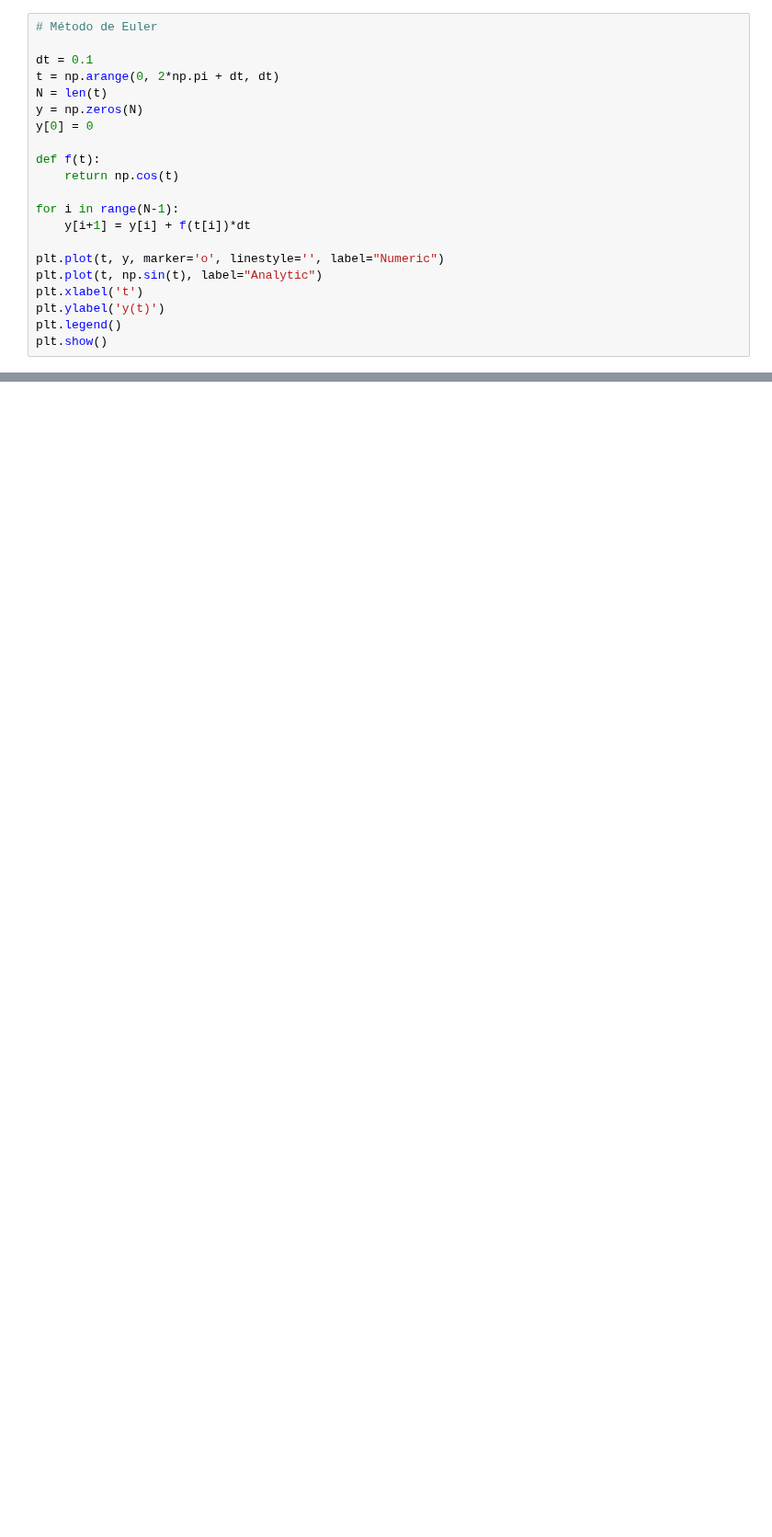
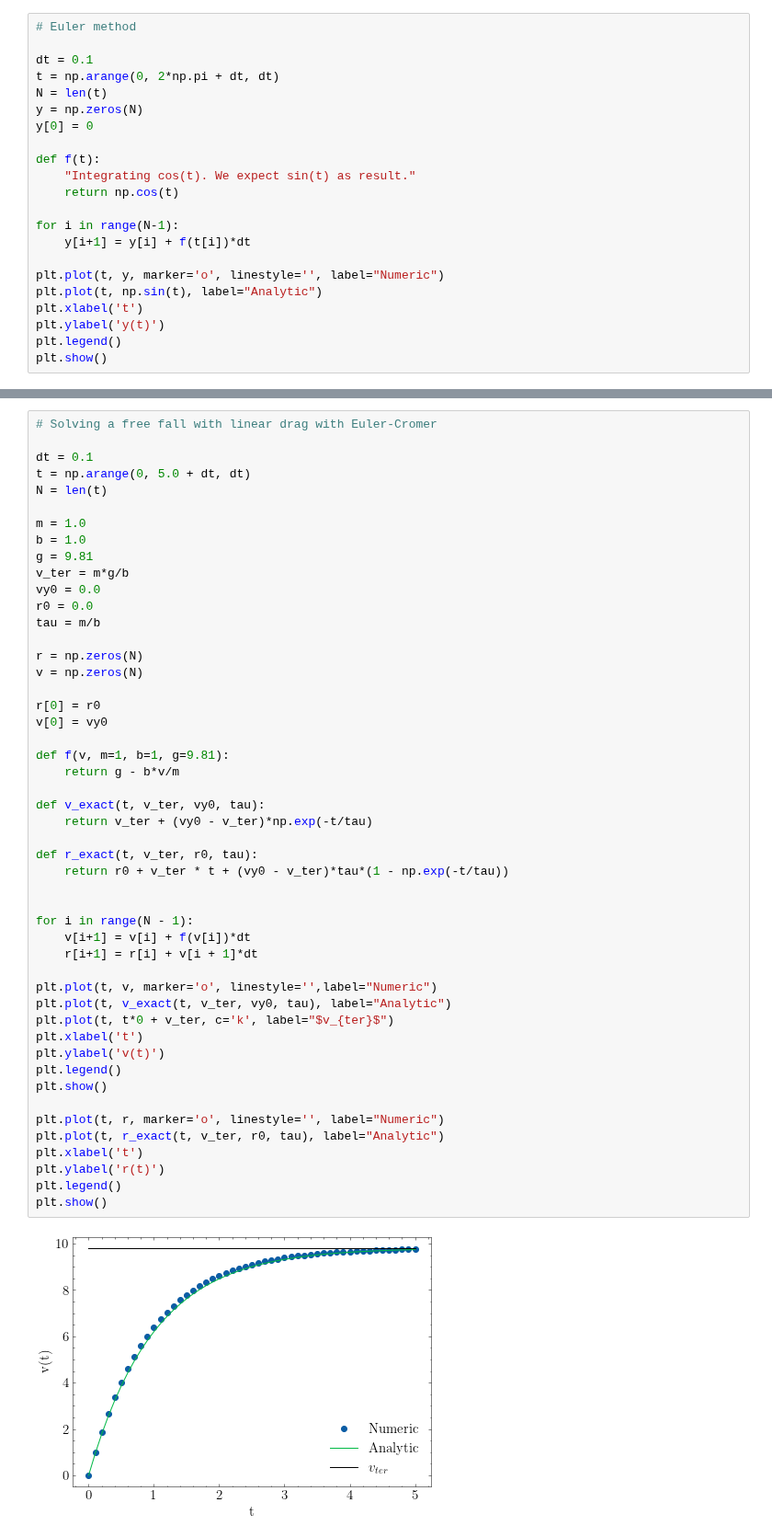
Before and after one commit to franklinzppa/fisica-computacional, a Jupyter notebook: week1.ipynb, the cells around one changed output, grey strips where cells are left out. Shown at 92% size. Cells and saved outputs as stored; diff of their text form; blank space fills up the shorter version.

```diff
--- a/week1.ipynb
+++ b/week1.ipynb
@@ -21,5 +32,5 @@ $$y_{i+1} = y_{i} + f(y_{i}, t_{i})$$
 # %%
-# Método de Euler
+# Euler method
 
 dt = 0.1
 t = np.arange(0, 2*np.pi + dt, dt)
@@ -28,6 +39,7 @@ y = np.zeros(N)
 y[0] = 0
 
 def f(t):
+    "Integrating cos(t). We expect sin(t) as result."
     return np.cos(t)
 
 for i in range(N-1):
@@ -93,0 +121,51 @@ $$ v(t + \Delta t) = v(t) + f(r, t)dt $$
+# %%
+# Solving a free fall with linear drag with Euler-Cromer
+
+dt = 0.1
+t = np.arange(0, 5.0 + dt, dt)
+N = len(t)
+
+m = 1.0
+b = 1.0
+g = 9.81
+v_ter = m*g/b
+vy0 = 0.0
+r0 = 0.0
+tau = m/b
+
+r = np.zeros(N)
+v = np.zeros(N)
+
+r[0] = r0
+v[0] = vy0
+
+def f(v, m=1, b=1, g=9.81):
+    return g - b*v/m
+
+def v_exact(t, v_ter, vy0, tau):
+    return v_ter + (vy0 - v_ter)*np.exp(-t/tau)
+
+def r_exact(t, v_ter, r0, tau):
+    return r0 + v_ter * t + (vy0 - v_ter)*tau*(1 - np.exp(-t/tau))
+
+
+for i in range(N - 1):
+    v[i+1] = v[i] + f(v[i])*dt
+    r[i+1] = r[i] + v[i + 1]*dt
+
+plt.plot(t, v, marker='o', linestyle='',label="Numeric")
+plt.plot(t, v_exact(t, v_ter, vy0, tau), label="Analytic")
+plt.plot(t, t*0 + v_ter, c='k', label="$v_{ter}$")
+plt.xlabel('t')
+plt.ylabel('v(t)')
+plt.legend()
+plt.show()
+
+plt.plot(t, r, marker='o', linestyle='', label="Numeric")
+plt.plot(t, r_exact(t, v_ter, r0, tau), label="Analytic")
+plt.xlabel('t')
+plt.ylabel('r(t)')
+plt.legend()
+plt.show()
+# %% [output]
+[figure, added]
```
Also changed, not shown: parts of 19 cells of this notebook.
